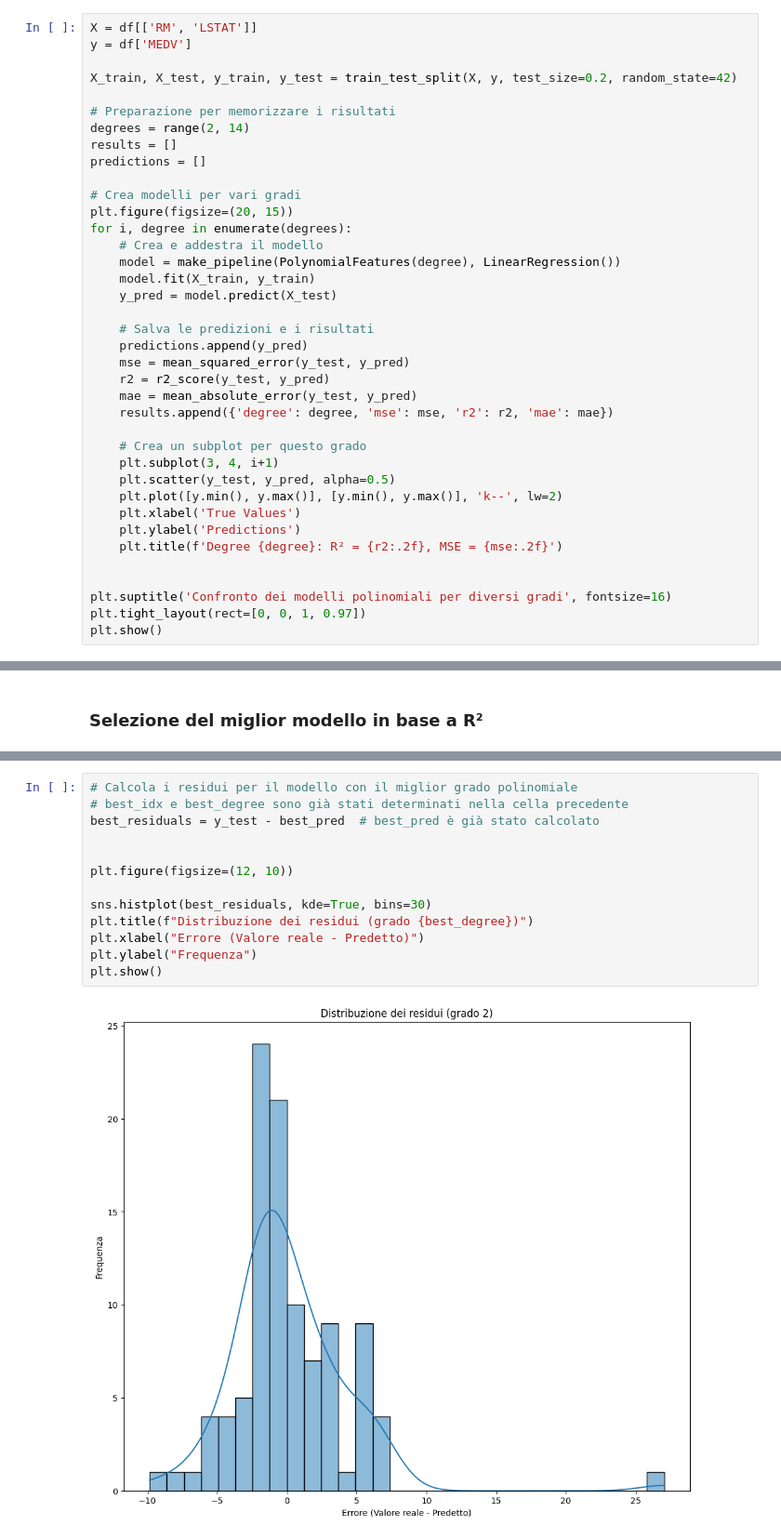
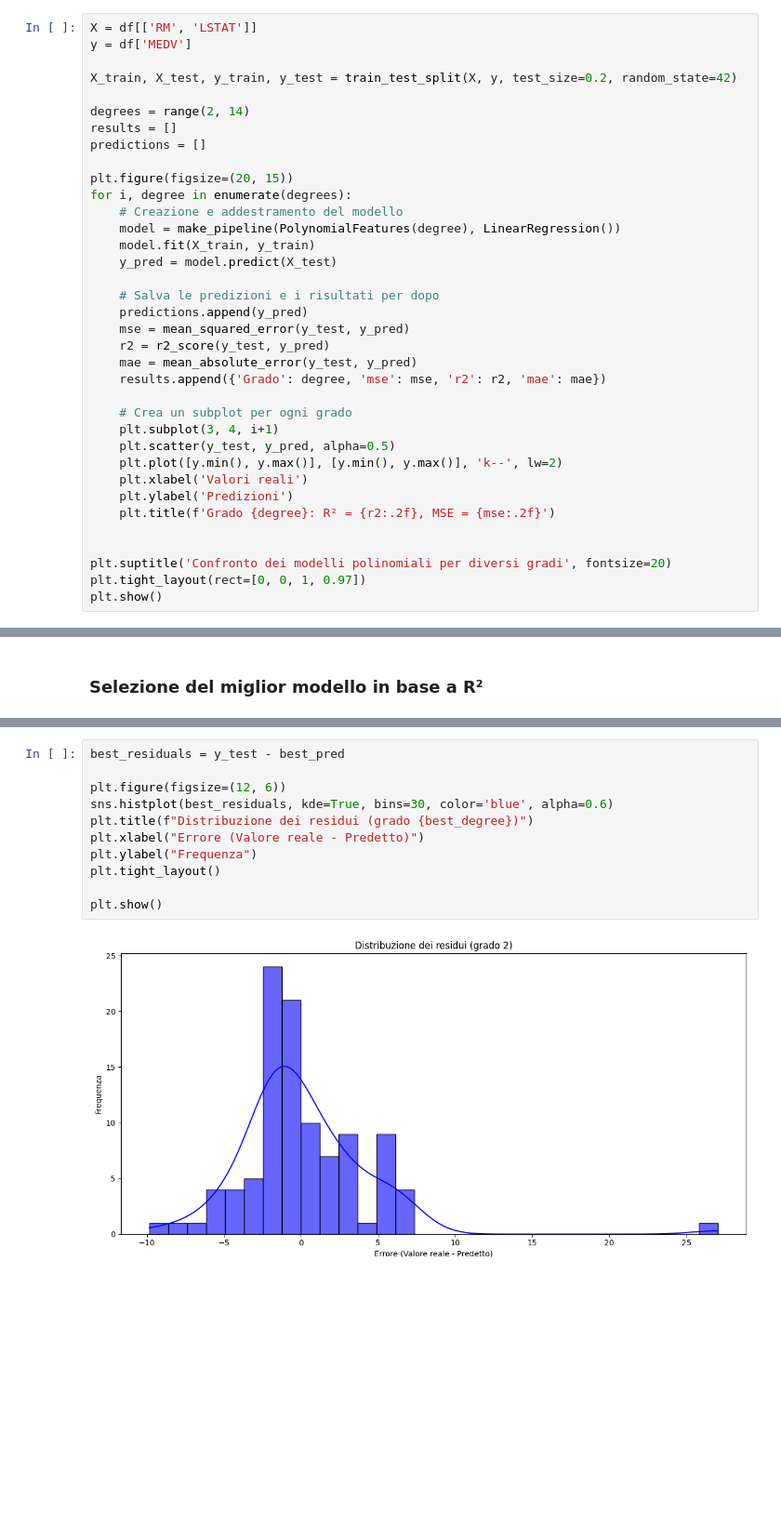
Before and after one commit to gianni20/Bostonshouse, a Jupyter notebook: Base.ipynb, the cells around one changed output, grey strips where cells are left out. Shown at 93% size. Cells and saved outputs as stored; diff of their text form; blank space fills up the shorter version.

```diff
--- a/Base.ipynb
+++ b/Base.ipynb
@@ -63,36 +62,34 @@ y = df['MEDV']
 
 X_train, X_test, y_train, y_test = train_test_split(X, y, test_size=0.2, random_state=42)
 
-# Preparazione per memorizzare i risultati
 degrees = range(2, 14)
 results = []
 predictions = []
 
-# Crea modelli per vari gradi
 plt.figure(figsize=(20, 15))
 for i, degree in enumerate(degrees):
-    # Crea e addestra il modello
+    # Creazione e addestramento del modello
     model = make_pipeline(PolynomialFeatures(degree), LinearRegression())
     model.fit(X_train, y_train)
     y_pred = model.predict(X_test)
 
-    # Salva le predizioni e i risultati
+    # Salva le predizioni e i risultati per dopo
     predictions.append(y_pred)
     mse = mean_squared_error(y_test, y_pred)
     r2 = r2_score(y_test, y_pred)
     mae = mean_absolute_error(y_test, y_pred)
-    results.append({'degree': degree, 'mse': mse, 'r2': r2, 'mae': mae})
+    results.append({'Grado': degree, 'mse': mse, 'r2': r2, 'mae': mae})
 
-    # Crea un subplot per questo grado
+    # Crea un subplot per ogni grado
     plt.subplot(3, 4, i+1)
     plt.scatter(y_test, y_pred, alpha=0.5)
     plt.plot([y.min(), y.max()], [y.min(), y.max()], 'k--', lw=2)
-    plt.xlabel('True Values')
-    plt.ylabel('Predictions')
-    plt.title(f'Degree {degree}: R² = {r2:.2f}, MSE = {mse:.2f}')
+    plt.xlabel('Valori reali')
+    plt.ylabel('Predizioni')
+    plt.title(f'Grado {degree}: R² = {r2:.2f}, MSE = {mse:.2f}')
 
 
-plt.suptitle('Confronto dei modelli polinomiali per diversi gradi', fontsize=16)
+plt.suptitle('Confronto dei modelli polinomiali per diversi gradi', fontsize=20)
 plt.tight_layout(rect=[0, 0, 1, 0.97])
 plt.show()
 # %% [output]
@@ -329,15 +242,13 @@ plt.show()
 # %%
-# Calcola i residui per il modello con il miglior grado polinomiale
-# best_idx e best_degree sono già stati determinati nella cella precedente
-best_residuals = y_test - best_pred  # best_pred è già stato calcolato
+best_residuals = y_test - best_pred
 
-
-plt.figure(figsize=(12, 10))
-
-sns.histplot(best_residuals, kde=True, bins=30)
+plt.figure(figsize=(12, 6))
+sns.histplot(best_residuals, kde=True, bins=30, color='blue', alpha=0.6)
 plt.title(f"Distribuzione dei residui (grado {best_degree})")
 plt.xlabel("Errore (Valore reale - Predetto)")
 plt.ylabel("Frequenza")
+plt.tight_layout()
+
 plt.show()
 # %% [output]
-[figure, old version]
+[figure, new version]
```
Also changed, not shown: parts of 9 cells of this notebook, 11 other files.
